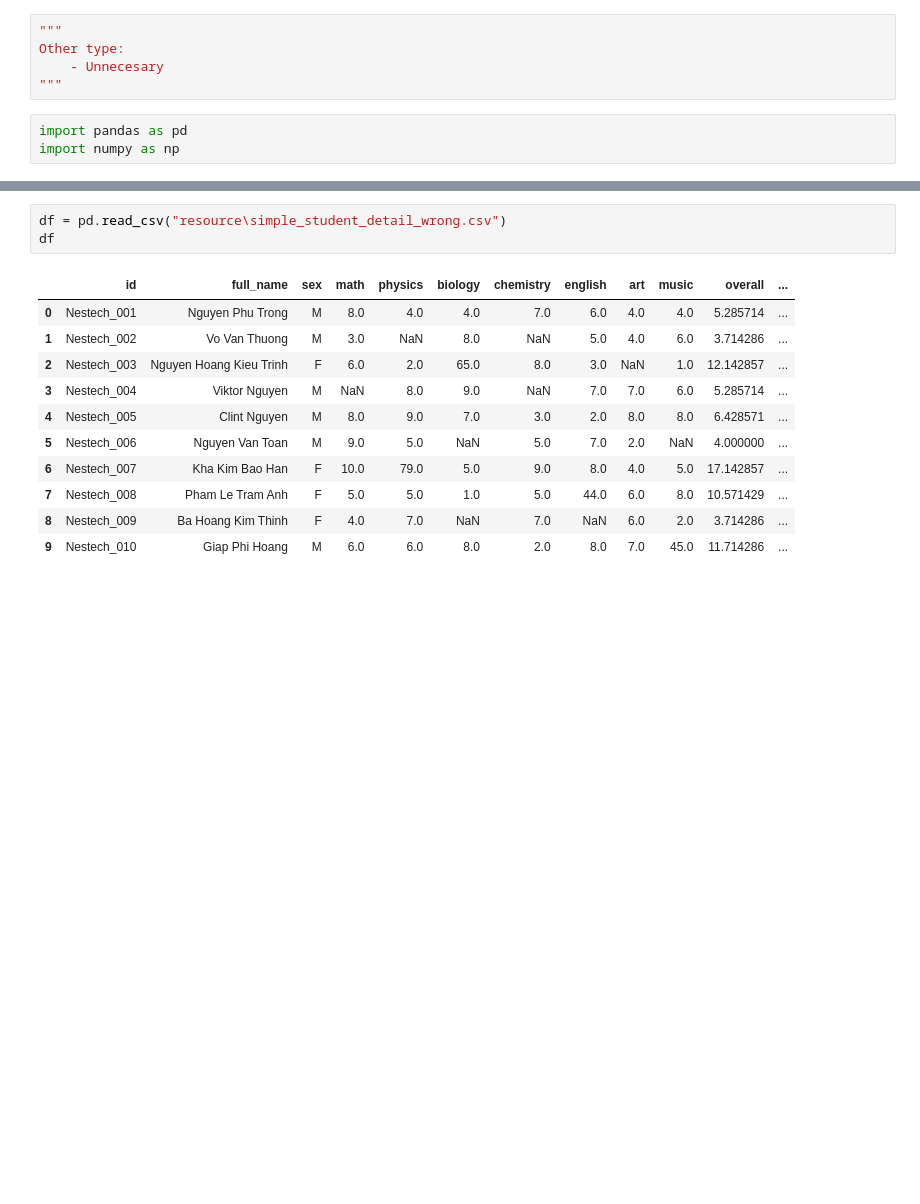
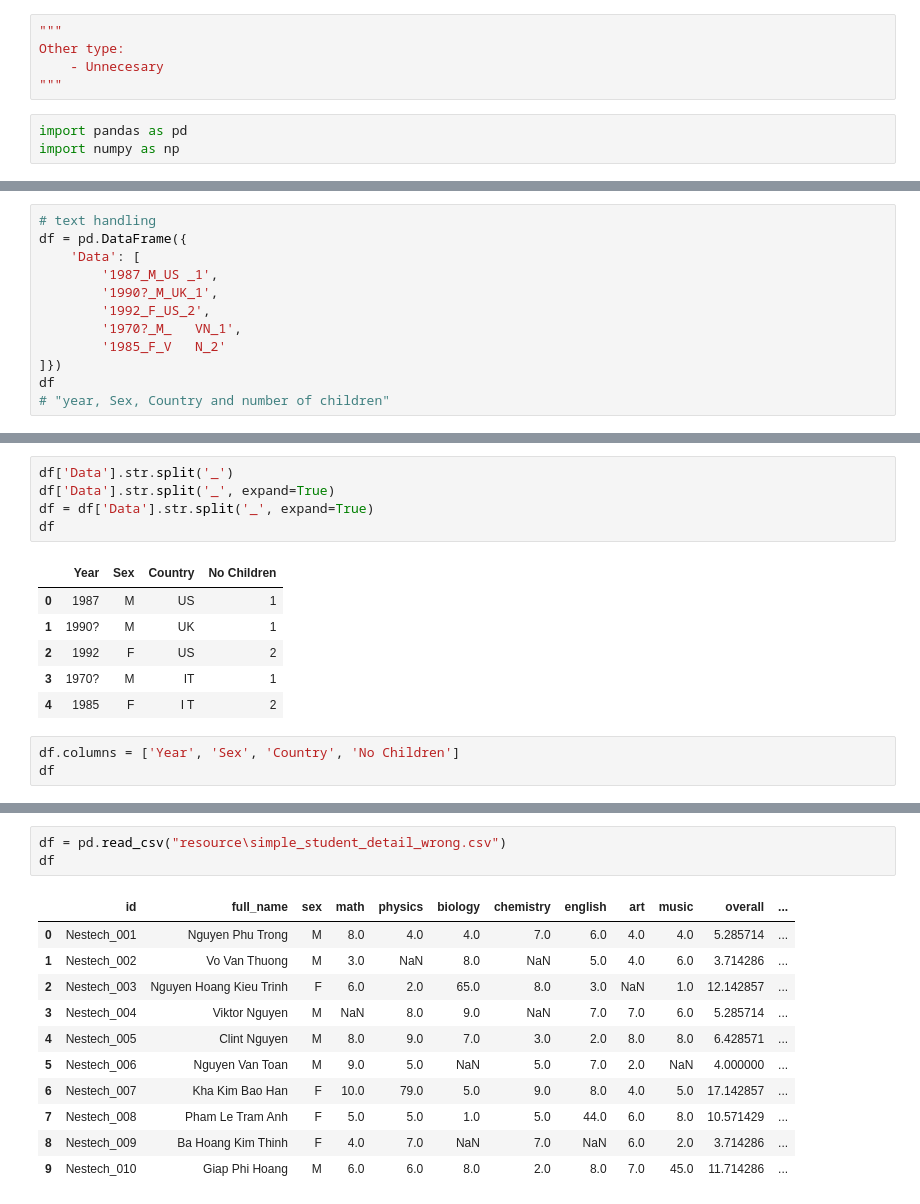
Before and after one commit to Disconnnected/self_training, a Jupyter notebook: data_analyst/numpy/self/pandas_cleaning.ipynb, the cells around one changed output, grey strips where cells are left out. Saved outputs shown, nothing was run; the diff lists cells and outputs as text; blank space fills up the shorter version.

```diff
--- a/data_analyst/numpy/rmotr/pandas_cleaning.ipynb
+++ b/data_analyst/numpy/self/pandas_cleaning.ipynb
@@ -24,0 +336,12 @@ import numpy as np
+# %%
+# text handling
+df = pd.DataFrame({
+    'Data': [
+        '1987_M_US _1',
+        '1990?_M_UK_1',
+        '1992_F_US_2',
+        '1970?_M_   VN_1',
+        '1985_F_V   N_2'
+]})
+df
+# "year, Sex, Country and number of children"
@@ -24,0 +355,15 @@ import numpy as np
+# %%
+df['Data'].str.split('_')
+df['Data'].str.split('_', expand=True)
+df = df['Data'].str.split('_', expand=True)
+df
+# %% [output]
+|  | Year | Sex | Country | No Children |
+| 0 | 1987 | M | US | 1 |
+| 1 | 1990? | M | UK | 1 |
+| 2 | 1992 | F | US | 2 |
+| 3 | 1970? | M | IT | 1 |
+| 4 | 1985 | F | I T | 2 |
+# %%
+df.columns = ['Year', 'Sex', 'Country', 'No Children']
+df
```
Also changed, not shown: parts of 45 cells of this notebook, 30 other files.
